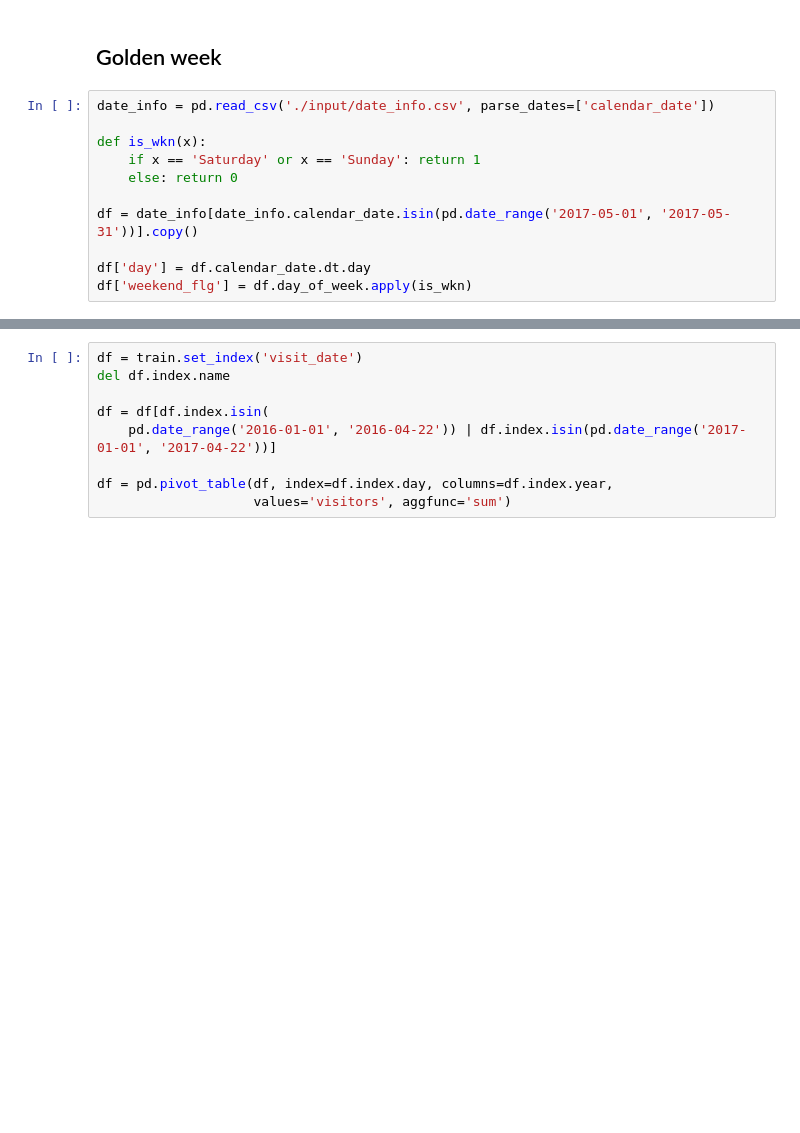
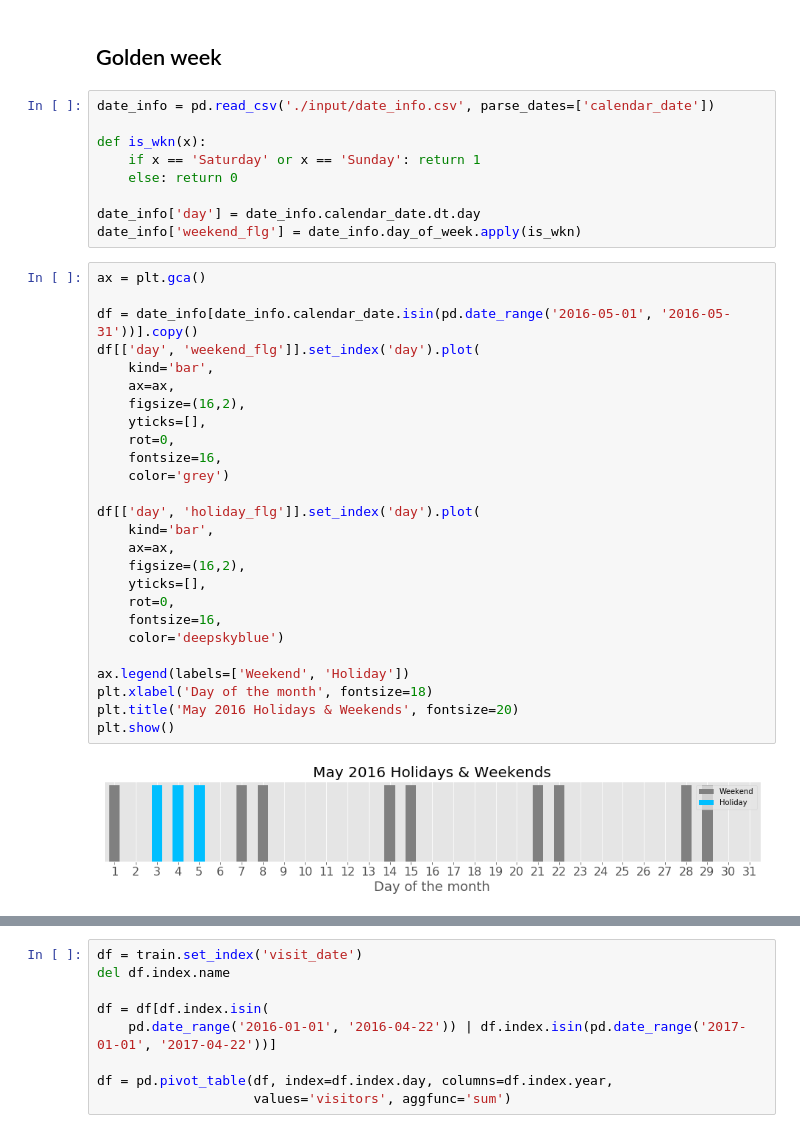
Before and after one commit to alekseisolovev/kaggle, a Jupyter notebook: recruit-restaurant/recruit_restaurant_eda.ipynb, the cells around one changed output, grey strips where cells are left out. Cells and saved outputs as stored; diff of their text form; blank space fills up the shorter version.

```diff
--- a/recruit-restaurant/recruit_restaurant_eda.ipynb
+++ b/recruit-restaurant/recruit_restaurant_eda.ipynb
@@ -173,10 +170,36 @@ def is_wkn(x):
     if x == 'Saturday' or x == 'Sunday': return 1
     else: return 0
 
-df = date_info[date_info.calendar_date.isin(pd.date_range('2017-05-01', '2017-05-31'))].copy()
-
-df['day'] = df.calendar_date.dt.day
-df['weekend_flg'] = df.day_of_week.apply(is_wkn)
+date_info['day'] = date_info.calendar_date.dt.day
+date_info['weekend_flg'] = date_info.day_of_week.apply(is_wkn)
+# %%
+ax = plt.gca()
+
+df = date_info[date_info.calendar_date.isin(pd.date_range('2016-05-01', '2016-05-31'))].copy()
+df[['day', 'weekend_flg']].set_index('day').plot(
+    kind='bar',
+    ax=ax,
+    figsize=(16,2),
+    yticks=[],
+    rot=0,
+    fontsize=16,
+    color='grey')
+
+df[['day', 'holiday_flg']].set_index('day').plot(
+    kind='bar',
+    ax=ax,
+    figsize=(16,2),
+    yticks=[],
+    rot=0,
+    fontsize=16,
+    color='deepskyblue')
+
+ax.legend(labels=['Weekend', 'Holiday'])
+plt.xlabel('Day of the month', fontsize=18)
+plt.title('May 2016 Holidays & Weekends', fontsize=20)
+plt.show()
+# %% [output]
+[figure, added]
 # %%
 ax = plt.gca()
 
```
Also changed, not shown: parts of 2 cells of this notebook.
